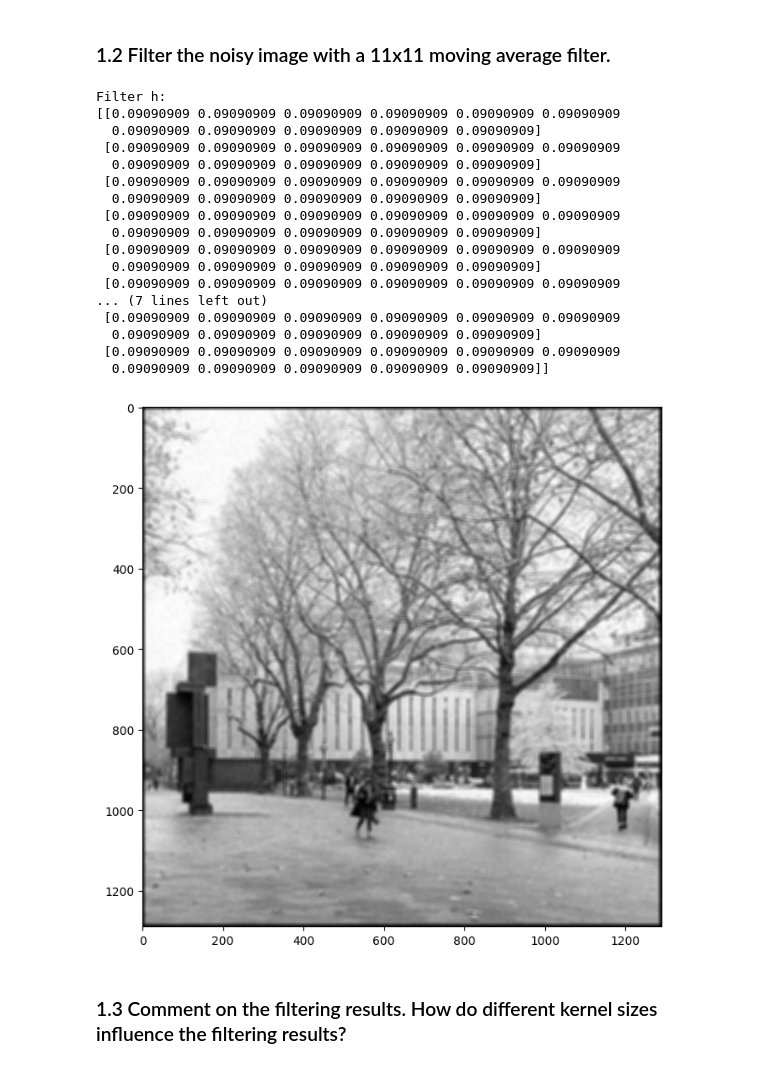
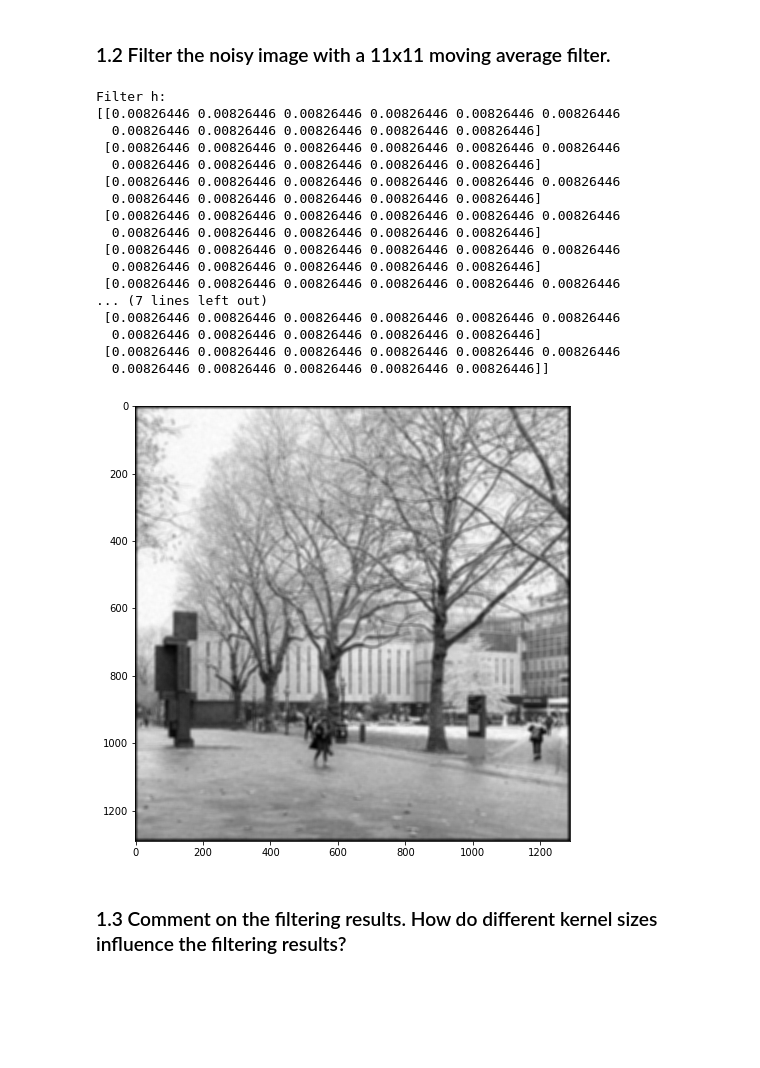
Before and after one commit to Shaanukstar123/Computer-Vision-CW1-Image-Filtering, a Jupyter notebook: coursework_01/coursework_01.ipynb, the cells around one changed output. Cells and saved outputs as stored; diff of their text form; code cells hidden in the pictures; blank space fills up the shorter version.

```diff
--- a/coursework_01/coursework_01.ipynb
+++ b/coursework_01/coursework_01.ipynb
@@ -80,38 +80,38 @@ Filter h:
 # %%
 # Design the filter h
 ### Insert your code ###
-h = np.array([[1/11,1/11,1/11,1/11,1/11,1/11,1/11,1/11,1/11,1/11,1/11] for i in range(11)])
+h = np.full((11,11),1/121)
 
 # Convolve the corrupted image with h using scipy.signal.convolve2d function
 ### Insert your code ###
 image_filtered = scipy.signal.convolve2d(image_noisy, h)
 
 # Print the filter (provided)
 print('Filter h:')
 print(h)
 
 # Display the filtering result (provided)
 plt.imshow(image_filtered, cmap='gray')
 plt.gcf().set_size_inches(8, 8)
 # %% [output]
 Filter h:
-[[0.09090909 0.09090909 0.09090909 0.09090909 0.09090909 0.09090909
-  0.09090909 0.09090909 0.09090909 0.09090909 0.09090909]
- [0.09090909 0.09090909 0.09090909 0.09090909 0.09090909 0.09090909
-  0.09090909 0.09090909 0.09090909 0.09090909 0.09090909]
- [0.09090909 0.09090909 0.09090909 0.09090909 0.09090909 0.09090909
-  0.09090909 0.09090909 0.09090909 0.09090909 0.09090909]
- [0.09090909 0.09090909 0.09090909 0.09090909 0.09090909 0.09090909
-  0.09090909 0.09090909 0.09090909 0.09090909 0.09090909]
- [0.09090909 0.09090909 0.09090909 0.09090909 0.09090909 0.09090909
-  0.09090909 0.09090909 0.09090909 0.09090909 0.09090909]
- [0.09090909 0.09090909 0.09090909 0.09090909 0.09090909 0.09090909
+[[0.00826446 0.00826446 0.00826446 0.00826446 0.00826446 0.00826446
+  0.00826446 0.00826446 0.00826446 0.00826446 0.00826446]
+ [0.00826446 0.00826446 0.00826446 0.00826446 0.00826446 0.00826446
+  0.00826446 0.00826446 0.00826446 0.00826446 0.00826446]
+ [0.00826446 0.00826446 0.00826446 0.00826446 0.00826446 0.00826446
+  0.00826446 0.00826446 0.00826446 0.00826446 0.00826446]
+ [0.00826446 0.00826446 0.00826446 0.00826446 0.00826446 0.00826446
+  0.00826446 0.00826446 0.00826446 0.00826446 0.00826446]
+ [0.00826446 0.00826446 0.00826446 0.00826446 0.00826446 0.00826446
+  0.00826446 0.00826446 0.00826446 0.00826446 0.00826446]
+ [0.00826446 0.00826446 0.00826446 0.00826446 0.00826446 0.00826446
 ... (7 lines left out)
- [0.09090909 0.09090909 0.09090909 0.09090909 0.09090909 0.09090909
-  0.09090909 0.09090909 0.09090909 0.09090909 0.09090909]
- [0.09090909 0.09090909 0.09090909 0.09090909 0.09090909 0.09090909
-  0.09090909 0.09090909 0.09090909 0.09090909 0.09090909]]
+ [0.00826446 0.00826446 0.00826446 0.00826446 0.00826446 0.00826446
+  0.00826446 0.00826446 0.00826446 0.00826446 0.00826446]
+ [0.00826446 0.00826446 0.00826446 0.00826446 0.00826446 0.00826446
+  0.00826446 0.00826446 0.00826446 0.00826446 0.00826446]]
-[figure, old version]
+[figure, new version]
 # %% [markdown]
 ### 1.3 Comment on the filtering results. How do different kernel sizes influence the filtering results?
 # %% [markdown]
```
Also changed, not shown: parts of 7 cells of this notebook.
